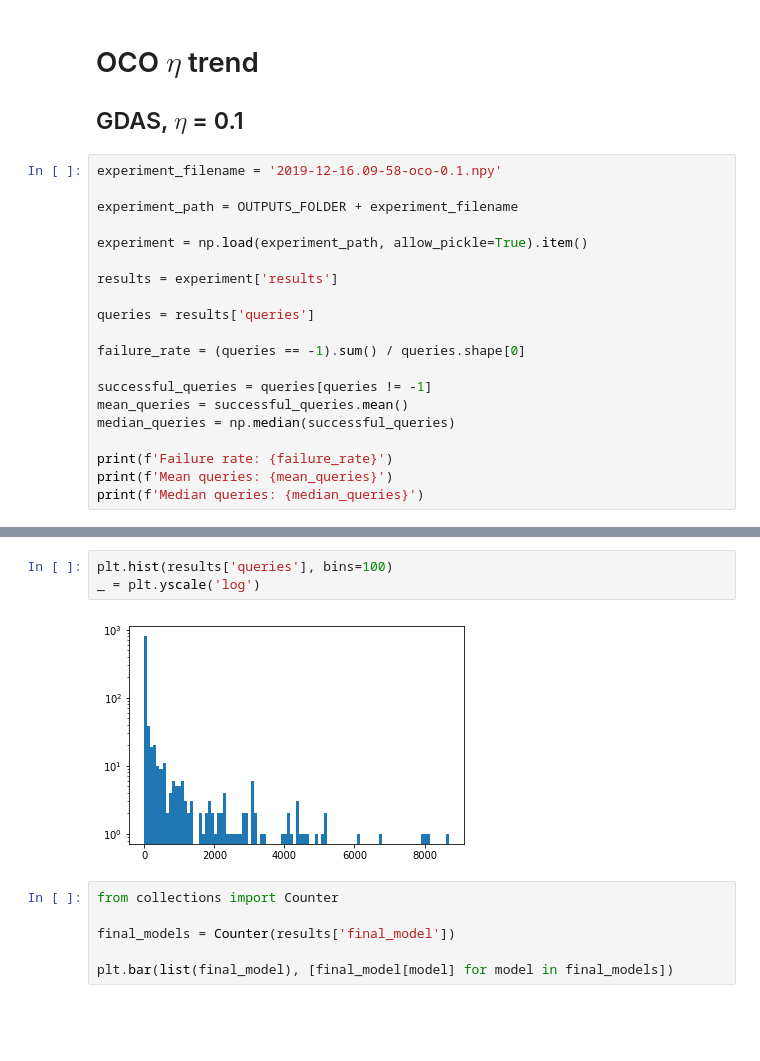
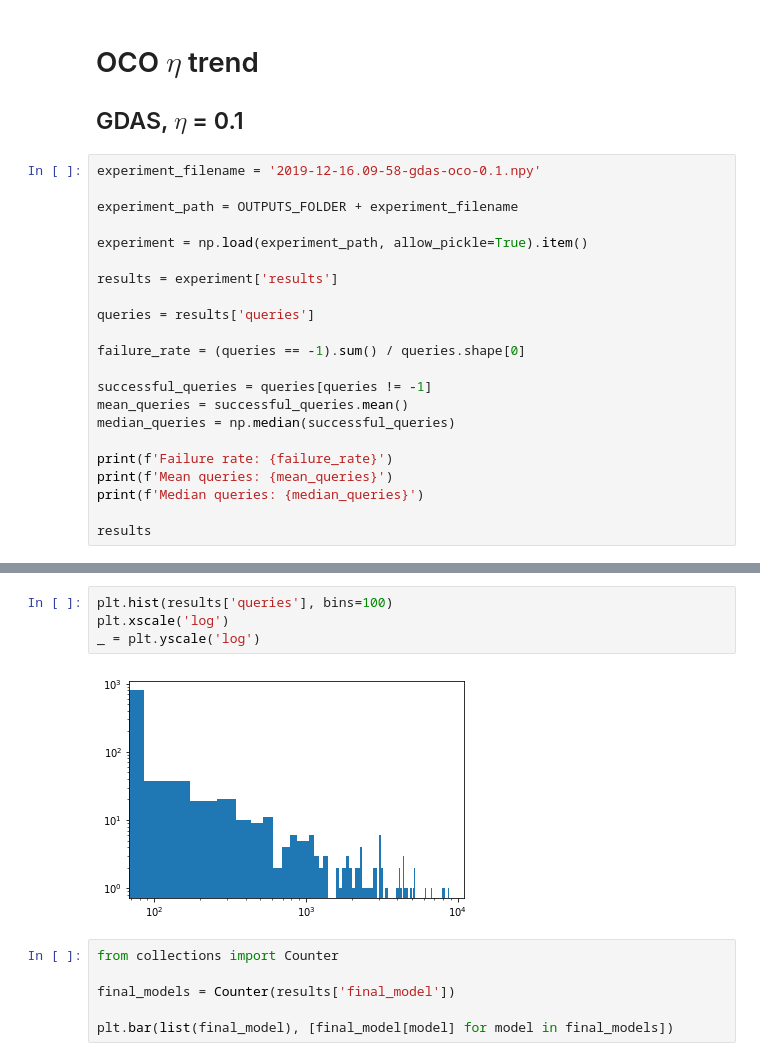
Before and after one commit to epfl-ml-reproducers/subspace-attack-reproduction, a Jupyter notebook: notebooks/experiment_analysis.ipynb, the cells around one changed output, grey strips where cells are left out. Drawn from its saved outputs; the diff is of its cells as text; blank space fills up the shorter version.

```diff
--- a/notebooks/experiment_analysis.ipynb
+++ b/notebooks/experiment_analysis.ipynb
@@ -13,7 +10,7 @@ experiment = np.load(experiment_path, allow_pickle=True).item()
 
 ## GDAS, $\eta$ = 0.1
 # %%
-experiment_filename = '2019-12-16.09-58-oco-0.1.npy'
+experiment_filename = '2019-12-16.09-58-gdas-oco-0.1.npy'
 
 experiment_path = OUTPUTS_FOLDER + experiment_filename
 
@@ -32,6 +29,8 @@ median_queries = np.median(successful_queries)
 print(f'Failure rate: {failure_rate}')
 print(f'Mean queries: {mean_queries}')
 print(f'Median queries: {median_queries}')
+
+results
 # %% [output]
 Failure rate: 0.063
 Mean queries: 303.4151547491996
@@ -39,8 +55,9 @@ Median queries: 18.0
 # %%
 plt.hist(results['queries'], bins=100)
+plt.xscale('log')
 _ = plt.yscale('log')
 # %% [output]
-[figure, old version]
+[figure, new version]
 # %%
 from collections import Counter
 
```
Also changed, not shown: parts of 10 cells of this notebook, 3 other files.
